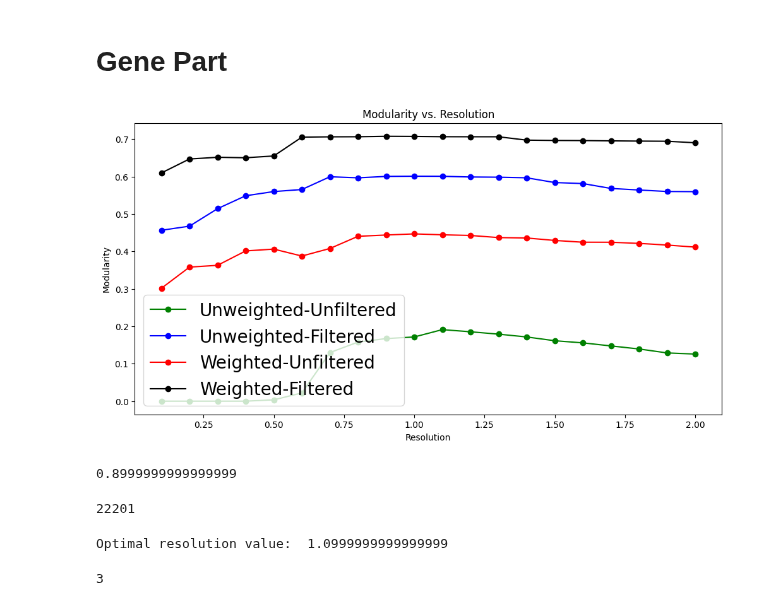
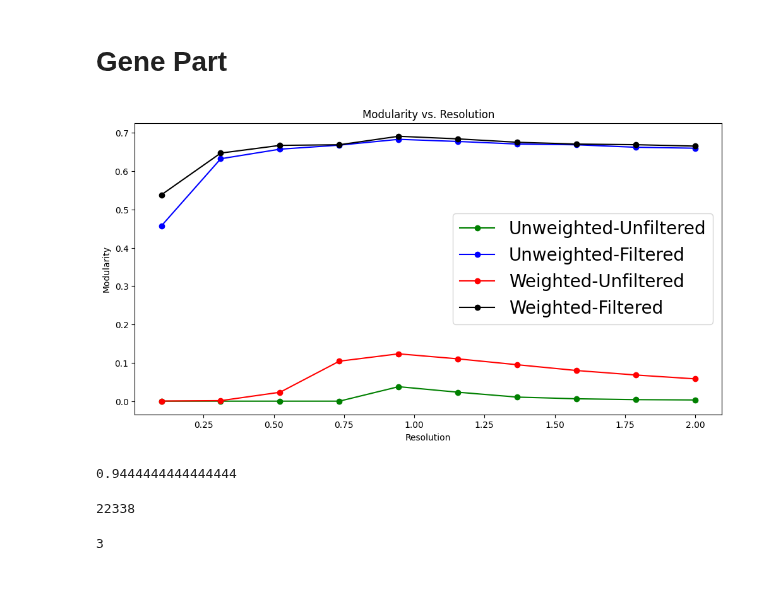
Before and after one commit to menchelab/Exposome, a Jupyter notebook: Exp_fin_4_5_Louvain_Cluster_weighted.ipynb, the cells around one changed output. Cells and saved outputs as stored; diff of their text form; code cells hidden in the pictures.

Commit message:
GGN Visualization

```diff
--- a/Exp_fin_4_5_Louvain_Cluster_weighted.ipynb
+++ b/Exp_fin_4_5_Louvain_Cluster_weighted.ipynb
@@ -418,3 +578,13 @@ In 180 there are 1 exposures and 1 genes
+# %%
+
+with open('bipartite_G_edges_float_Louvain_initial_comm.txt', 'w') as f:
+    for com, nodelist in partition_rev.items():
+        for i in range(len(nodelist)):
+            if i!=len(nodelist)-1:
+                f.write(str(mapping_bipartite_G_node[nodelist[i]]) +",")
+            else:
+                f.write(str(mapping_bipartite_G_node[nodelist[i]]))
+        f.write("\n")
 # %%
 with open('output/Communities/unfiltered_unweighted_exp_graph_significant_clustering_coefficient.pickle', 'wb') as handle:
     pk.dump(unfiltered_unweighted_exp_graph_significant_clustering_coefficient, handle, protocol=pk.HIGHEST_PROTOCOL)
@@ -899,6 +1034,15 @@ with open('output/Communities/Louvain/weighted_ji_middle_communities_dict.pickle
 
 with open('output/Communities/Louvain/weighted_ji_broad_communities_dict.pickle', 'wb') as handle:
     pk.dump(broad_communities_dict, handle, protocol=pk.HIGHEST_PROTOCOL)
+# %%
+with open ('output/Communities/Louvain/weighted_ji_fine_grained_communities_dict.pickle', 'rb') as fp:
+    fine_grained_communities_dict = pk.load(fp)
+
+with open ('output/Communities/Louvain/weighted_ji_middle_communities_dict.pickle', 'rb') as fp:
+    middle_communities_dict = pk.load(fp)
+
+with open ('output/Communities/Louvain/weighted_ji_broad_communities_dict.pickle', 'rb') as fp:
+    broad_communities_dict = pk.load(fp)
 # %%
 #Let's define a dictionary that will convert the chemical name in chemical ID
 chem_name_id_conversion = {}
@@ -3285,9 +3428,9 @@ def optimal_resolution(G, resolution_list,weight,random_state):
 
     return best_partition, best_resolution, max_modularity,res_mod_dict
 # %%
-#Here, we import the unfiltered and the backbone EEN
+#Here, we import the unfiltered and the backbone GGN
 unfiltered_weighted_gene_graph_significant = nx.read_weighted_edgelist("output/unfiltered_weighted_gene_graph_significant.edgelist")
-filtered_weighted_gene_graph_significant = nx.read_weighted_edgelist("backbone_gene_graph_significant_weighted.edgelist")
+filtered_weighted_gene_graph_significant = nx.read_weighted_edgelist("output/backbone_gene_graph_significant_weighted.edgelist")
 # %%
 unfiltered_unweighted_gene_graph_significant=nx.Graph()
 for e in unfiltered_weighted_gene_graph_significant.edges():
@@ -3297,12 +3440,15 @@ filtered_unweighted_gene_graph_significant=nx.Graph()
 for e in filtered_weighted_gene_graph_significant.edges():
     filtered_unweighted_gene_graph_significant.add_edge(*e)
 # %%
-resolution_list = np.linspace(0.1, 2, 20)
+resolution_list = np.linspace(0.1, 2, 10)
 
 
 unweight_unfiltered_ggn_best_partition, unweight_unfiltered_ggn_best_resolution, unweight_unfiltered_ggn_max_modularity, unweight_unfiltered_ggn_modularity_scores = optimal_resolution_with_diagnostics_simple_network(unfiltered_unweighted_gene_graph_significant, resolution_list,'weight',5495)
+
 unweight_filtered_ggn_best_partition, unweight_filtered_ggn_best_resolution, unweight_filtered_ggn_max_modularity, unweight_filtered_ggn_modularity_scores = optimal_resolution_with_diagnostics_simple_network(filtered_unweighted_gene_graph_significant, resolution_list,'weight',5495)
+
 weight_unfiltered_ggn_best_partition, weight_unfiltered_ggn_best_resolution, weight_unfiltered_ggn_max_modularity, weight_unfiltered_ggn_modularity_scores = optimal_resolution_with_diagnostics_simple_network(unfiltered_weighted_gene_graph_significant, resolution_list,'weight',5495)
+
 weight_filtered_ggn_best_partition, weight_filtered_ggn_best_resolution, weight_filtered_ggn_max_modularity, weight_filtered_ggn_modularity_scores = optimal_resolution_with_diagnostics_simple_network(filtered_weighted_gene_graph_significant, resolution_list,'weight',5495)
 # %%
 
@@ -3332,30 +3478,30 @@ with open ('intermediate/weight_filtered_ggn_modularity_scores.txt', 'rb') as fp
 # %%
 #This plot shows the relationship between resolution and modularity
 plt.figure(figsize=(12, 6))
 # Plot the modularity versus resolution
 
-unweight_unfiltered_resolutions, unweight_unfiltered_modularities = zip(*unweight_unfiltered_een_modularity_scores)
-unweight_filtered_een_resolutions, unweight_filtered_een_modularities = zip(*unweight_filtered_een_modularity_scores)
-weight_unfiltered_een_resolutions, weight_unfiltered_eenn_modularities = zip(*weight_unfiltered_een_modularity_scores)
-weight_filtered_een_resolutions, weight_filtered_een_modularities = zip(*weight_filtered_een_modularity_scores)
+unweight_unfiltered_ggn_resolutions, unweight_unfiltered_ggn_modularities = zip(*unweight_unfiltered_ggn_modularity_scores)
+unweight_filtered_ggn_resolutions, unweight_filtered_ggn_modularities = zip(*unweight_filtered_ggn_modularity_scores)
+weight_unfiltered_ggn_resolutions, weight_unfiltered_ggn_modularities = zip(*weight_unfiltered_ggn_modularity_scores)
+weight_filtered_ggn_resolutions, weight_filtered_ggn_modularities = zip(*weight_filtered_ggn_modularity_scores)
 
 
-plt.plot(unweight_unfiltered_resolutions, unweight_unfiltered_modularities, marker='o',color="green",label='Unweighted-Unfiltered')
-plt.plot(unweight_filtered_een_resolutions, unweight_filtered_een_modularities, marker='o',color="blue",label='Unweighted-Filtered')
-plt.plot(weight_unfiltered_een_resolutions, weight_unfiltered_eenn_modularities, marker='o',color="red",label='Weighted-Unfiltered')
-plt.plot(weight_filtered_een_resolutions, weight_filtered_een_modularities, marker='o',color="black",label='Weighted-Filtered')
+plt.plot(unweight_unfiltered_ggn_resolutions, unweight_unfiltered_ggn_modularities, marker='o',color="green",label='Unweighted-Unfiltered')
+plt.plot(unweight_filtered_ggn_resolutions, unweight_filtered_ggn_modularities, marker='o',color="blue",label='Unweighted-Filtered')
+plt.plot(weight_unfiltered_ggn_resolutions, weight_unfiltered_ggn_modularities, marker='o',color="red",label='Weighted-Unfiltered')
+plt.plot(weight_filtered_ggn_resolutions, weight_filtered_ggn_modularities, marker='o',color="black",label='Weighted-Filtered')
 
 plt.xlabel('Resolution')
 plt.ylabel('Modularity')
 plt.title('Modularity vs. Resolution')
 plt.legend(fontsize=20)
 plt.show()
 # %% [output]
-[figure, old version]
+[figure, new version]
 # %%
 #The highest modularity is observed for the Weighted-Filtered EEN with a resolution of 0.9
-weight_filtered_een_resolutions[weight_filtered_een_modularities.index(max(weight_filtered_een_modularities))]
+weight_filtered_ggn_resolutions[weight_filtered_ggn_modularities.index(max(weight_filtered_ggn_modularities))]
 # %% [output]
-0.8999999999999999
+0.9444444444444444
 # %%
 #We calculate the clustering coefficient
@@ -3369,11 +3513,5 @@ backbone_ss_gene_network = nx.from_pandas_edgelist(final_backbone_gene_graph_sig
 # %%
-backbone_ss_gene_network.number_of_nodes()
+filtered_weighted_gene_graph_significant.number_of_nodes()
 # %% [output]
-22201
+22338
-# %%
-resolution_list = np.linspace(0.1, 2, 20)    # create list of resolution values to check
-best_partition, best_resolution, max_modularity = optimal_resolution(backbone_ss_gene_network, resolution_list)
-print('Optimal resolution value: ', best_resolution)
-# %% [output]
-Optimal resolution value:  1.0999999999999999
 # %%
```
Also changed, not shown: parts of 42 cells of this notebook, 8 other files.
